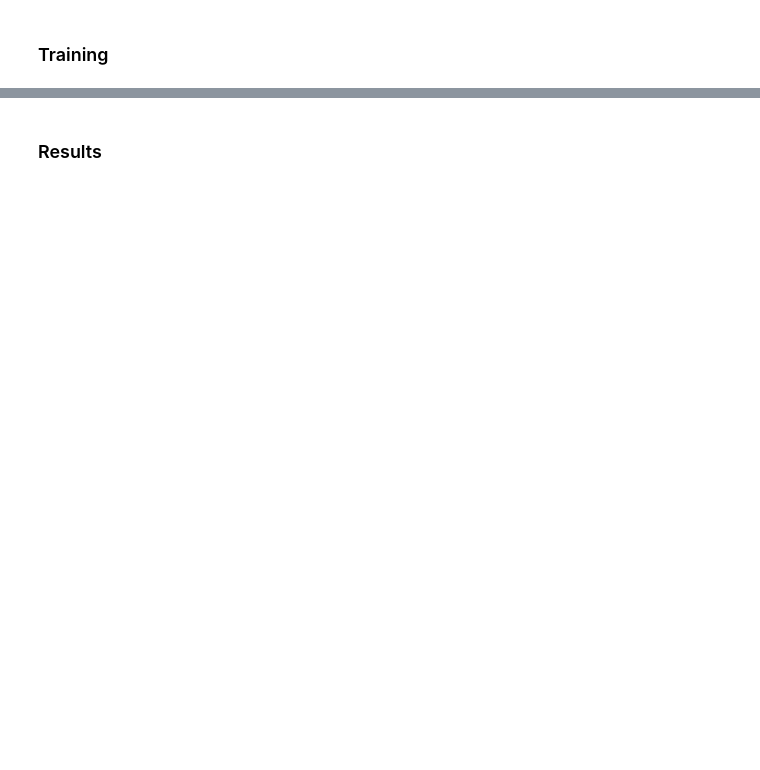
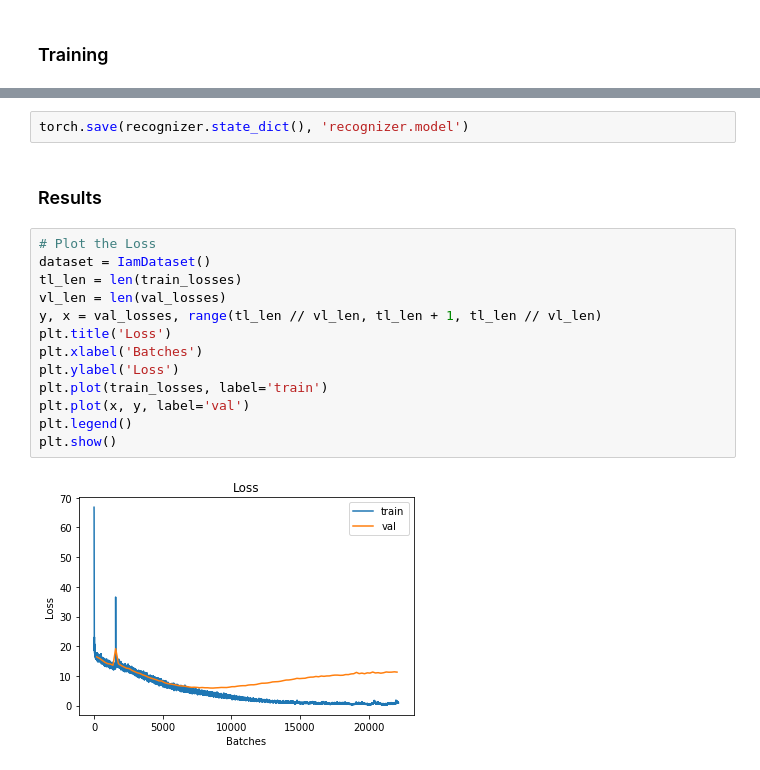
Before and after one commit to ericburdett/hwr, a Jupyter notebook: notebook.ipynb, the cells around one changed output, grey strips where cells are left out. Cells and saved outputs as stored; diff of their text form; blank space fills up the shorter version.

```diff
--- a/notebook.ipynb
+++ b/notebook.ipynb
@@ -320,2 +437,19 @@ IndentationError: ignored
+# %%
+torch.save(recognizer.state_dict(), 'recognizer.model')
 # %% [markdown]
 ### Results
+# %%
+# Plot the Loss
+dataset = IamDataset()
+tl_len = len(train_losses)
+vl_len = len(val_losses)
+y, x = val_losses, range(tl_len // vl_len, tl_len + 1, tl_len // vl_len)
+plt.title('Loss')
+plt.xlabel('Batches')
+plt.ylabel('Loss')
+plt.plot(train_losses, label='train')
+plt.plot(x, y, label='val')
+plt.legend()
+plt.show()
+# %% [output]
+[figure, added]
```
Also changed, not shown: parts of 11 cells of this notebook.
